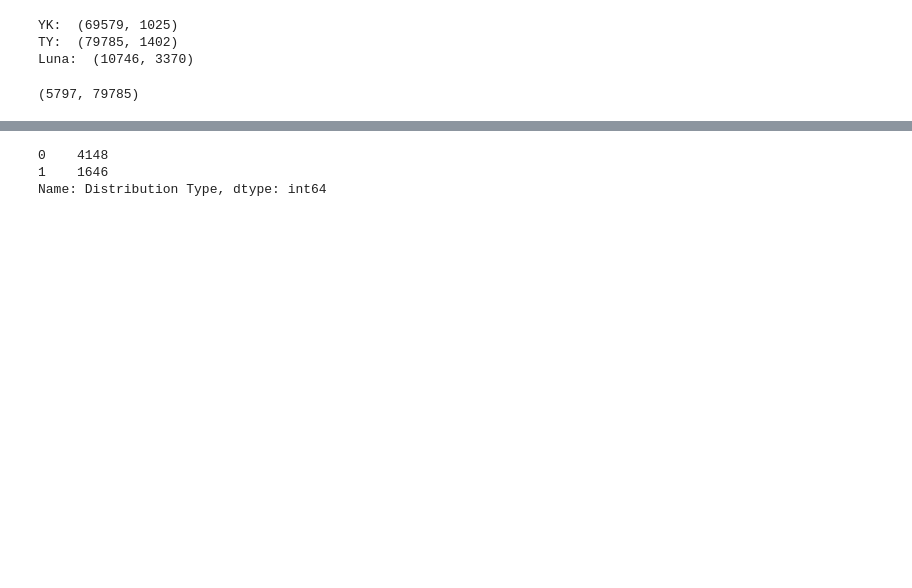
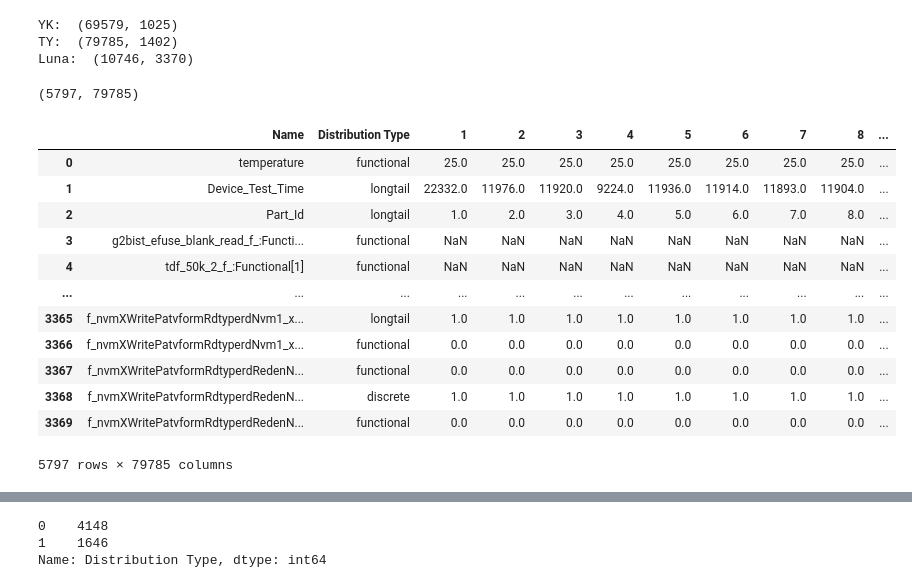
Before and after one commit to chan-cee/wafers, a Jupyter notebook: Luna/Values Modelling.ipynb, the cells around one changed output, grey strips where cells are left out. Saved outputs shown, nothing was run; the diff lists cells and outputs as text; code cells hidden in the pictures; blank space fills up the shorter version.

```diff
--- a/Luna/Values Modelling.ipynb
+++ b/Luna/Values Modelling.ipynb
@@ -25,6 +25,22 @@ df = pd.concat([yk_values, ty_values, luna_values], axis=1).T
 df.shape
 # %% [output]
 (5797, 79785)
+# %%
+df
+# %% [output]
+|  | Name | Distribution Type | 1 | 2 | 3 | 4 | 5 | 6 | 7 | 8 | ... |
+| 0 | temperature | functional | 25.0 | 25.0 | 25.0 | 25.0 | 25.0 | 25.0 | 25.0 | 25.0 | ... |
+| 1 | Device_Test_Time | longtail | 22332.0 | 11976.0 | 11920.0 | 9224.0 | 11936.0 | 11914.0 | 11893.0 | 11904.0 | ... |
+| 2 | Part_Id | longtail | 1.0 | 2.0 | 3.0 | 4.0 | 5.0 | 6.0 | 7.0 | 8.0 | ... |
+| 3 | g2bist_efuse_blank_read_f_:Functi... | functional | NaN | NaN | NaN | NaN | NaN | NaN | NaN | NaN | ... |
+| 4 | tdf_50k_2_f_:Functional[1] | functional | NaN | NaN | NaN | NaN | NaN | NaN | NaN | NaN | ... |
+| ... | ... | ... | ... | ... | ... | ... | ... | ... | ... | ... | ... |
+| 3365 | f_nvmXWritePatvformRdtyperdNvm1_x... | longtail | 1.0 | 1.0 | 1.0 | 1.0 | 1.0 | 1.0 | 1.0 | 1.0 | ... |
+| 3366 | f_nvmXWritePatvformRdtyperdNvm1_x... | functional | 0.0 | 0.0 | 0.0 | 0.0 | 0.0 | 0.0 | 0.0 | 0.0 | ... |
+| 3367 | f_nvmXWritePatvformRdtyperdRedenN... | functional | 0.0 | 0.0 | 0.0 | 0.0 | 0.0 | 0.0 | 0.0 | 0.0 | ... |
+| 3368 | f_nvmXWritePatvformRdtyperdRedenN... | discrete | 1.0 | 1.0 | 1.0 | 1.0 | 1.0 | 1.0 | 1.0 | 1.0 | ... |
+| 3369 | f_nvmXWritePatvformRdtyperdRedenN... | functional | 0.0 | 0.0 | 0.0 | 0.0 | 0.0 | 0.0 | 0.0 | 0.0 | ... |
+5797 rows × 79785 columns
 # %%
 df_values = df.iloc[:, 2:] # each row represents a test with all its values
 df_values = df_values.reset_index().drop(columns='index')
```
Also changed, not shown: parts of 12 cells of this notebook, 9 other files.
